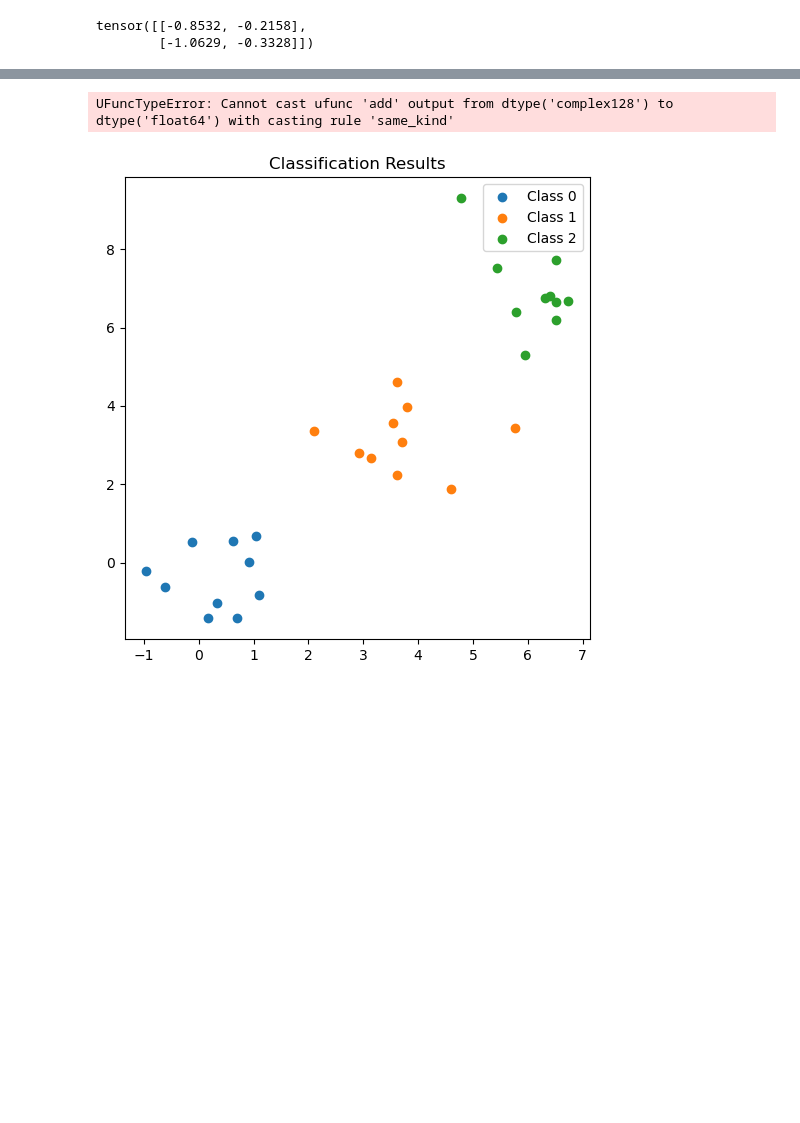
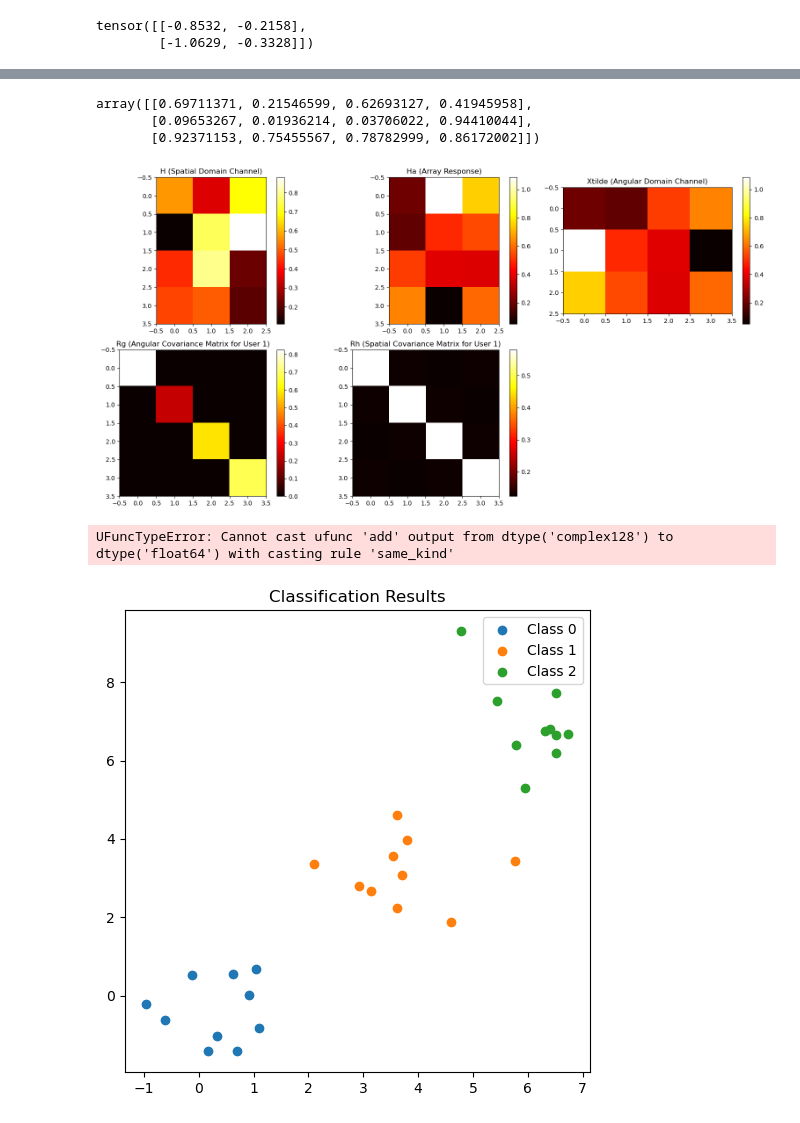
Before and after one commit to LaveshM/Meta, a Jupyter notebook: run2.ipynb, the cells around one changed output, grey strips where cells are left out. Cells and saved outputs as stored; diff of their text form; code cells hidden in the pictures; blank space fills up the shorter version.

```diff
--- a/run2.ipynb
+++ b/run2.ipynb
@@ -21,0 +67,19 @@ AttributeError: 'tuple' object has no attribute 'shape'
+# %%
+def channel_generation_correlated(Ml, N, R_uniform, lsf):
+    rng = default_rng()
+    Gamma = np.zeros((N, Ml), dtype=complex)
+    Rg = np.zeros((Ml, Ml, N), dtype=complex)
+    Rh = np.zeros((Ml, Ml, N), dtype=complex)
+    H = np.zeros((Ml, N), dtype=complex)
+
+    Ar = 1 / np.sqrt(Ml) * dft(Ml)
+
+    for k in range(N):
+        Gamma[k, :] = lsf[k]
+        Rg[:, :, k] = np.diag(np.sqrt(Gamma[k, :])) @ R_uniform @ np.diag(np.sqrt(Gamma[k, :]))
+        Rh[:, :, k] = Ar @ Rg[:, :, k] @ Ar.conj().T
+        H[:, k] = np.squeeze(sqrtm(Rh[:, :, k]) @ (rng.standard_normal((Ml, 1)) + 1j * rng.standard_normal((Ml, 1))) / np.sqrt(2))
+
+    # Ha = Ar.conj().T @ H
+
+    return H
@@ -22,3 +104,58 @@ AttributeError: 'tuple' object has no attribute 'shape'
+# %%
+lsf
+# %% [output]
+array([[0.69711371, 0.21546599, 0.62693127, 0.41945958],
+       [0.09653267, 0.01936214, 0.03706022, 0.94410044],
+       [0.92371153, 0.75455567, 0.78782999, 0.86172002]])
+# %%
+import matplotlib.pyplot as plt
+
+# Define parameters
+Ml = 4
+N = 3
+R_uniform = np.eye(Ml)
+lsf = np.random.rand(N, Ml)
+
+# Call the function
+H, Ha, Xtilde, Rg, Rh = channel_generation_correlated(Ml, N, R_uniform, lsf)
+
+# Visualize the results
+plt.figure(figsize=(16, 8))
+
+# Plot H
+plt.subplot(2, 3, 1)
+plt.imshow(np.abs(H), cmap='hot', interpolation='nearest')
+plt.title('H (Spatial Domain Channel)')
+plt.colorbar()
+
+# Plot Ha
+plt.subplot(2, 3, 2)
+plt.imshow(np.abs(Ha), cmap='hot', interpolation='nearest')
+plt.title('Ha (Array Response)')
+plt.colorbar()
+
+# Plot Xtilde
+plt.subplot(2, 3, 3)
+plt.imshow(np.abs(Xtilde), cmap='hot', interpolation='nearest')
+plt.title('Xtilde (Angular Domain Channel)')
+plt.colorbar()
+
+# Plot Rg for the first user
+plt.subplot(2, 3, 4)
+plt.imshow(np.abs(Rg[:, :, 0]), cmap='hot', interpolation='nearest')
+plt.title('Rg (Angular Covariance Matrix for User 1)')
+plt.colorbar()
+
+# Plot Rh for the first user
+plt.subplot(2, 3, 5)
+plt.imshow(np.abs(Rh[:, :, 0]), cmap='hot', interpolation='nearest')
+plt.title('Rh (Spatial Covariance Matrix for User 1)')
+plt.colorbar()
+
+plt.tight_layout()
+plt.show()
+# %% [output]
+[figure, added]
 # %%
 import numpy as np
 
```
Also changed, not shown: parts of 4 cells of this notebook, 51 other files.
